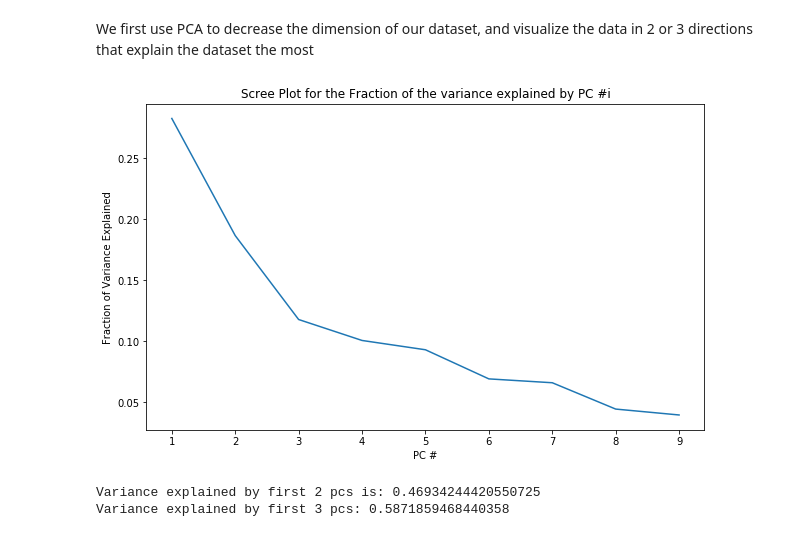
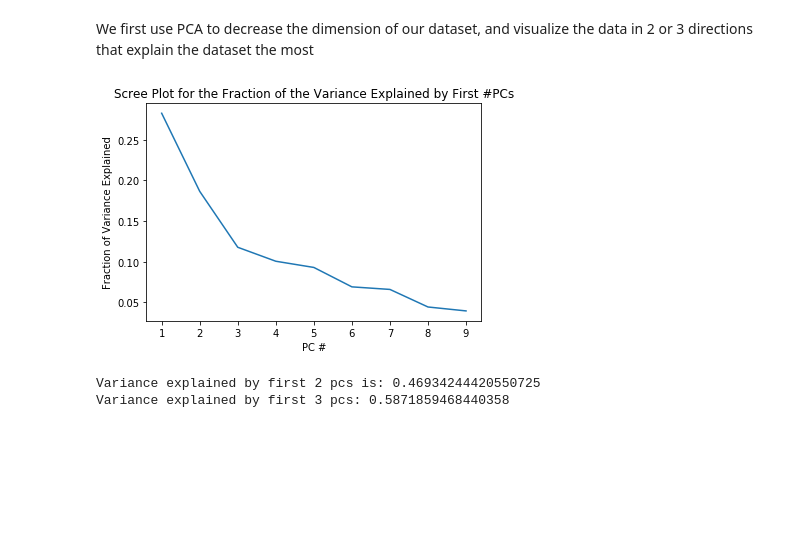
Before and after one commit to angelynaye/DS100-Final-Project, a Jupyter notebook: Final_Project_Code.ipynb, the cells around one changed output. Drawn from its saved outputs; the diff is of its cells as text; code cells hidden in the pictures; blank space fills up the shorter version.

```diff
--- a/Final_Project_Code.ipynb
+++ b/Final_Project_Code.ipynb
@@ -219,13 +227,12 @@ dat_3_pcs_scaled = pd.DataFrame({'pc1': pcs.iloc[:,0], 'pc2':  pcs.iloc[:,1],
 # %%
-figure(figsize=(10,6))
 xx = list(range(1, s.shape[0]+1))
 plt.plot(xx, s**2 / sum(s**2));
 plt.xticks(xx, xx);
 plt.xlabel('PC #');
 plt.ylabel('Fraction of Variance Explained')
-plt.title("Scree Plot for the Fraction of the variance explained by PC #i");
+plt.title("Scree Plot for the Fraction of the Variance Explained by First #PCs");
 # %% [output]
-[figure, old version]
+[figure, new version]
 # %%
 # check the variance explained by first 2 and 3 pcs
 variance_explained_by_2_pc = (s[0]**2 + s[1]**2) / np.sum(s**2)
```
Also changed, not shown: parts of 87 cells of this notebook.
